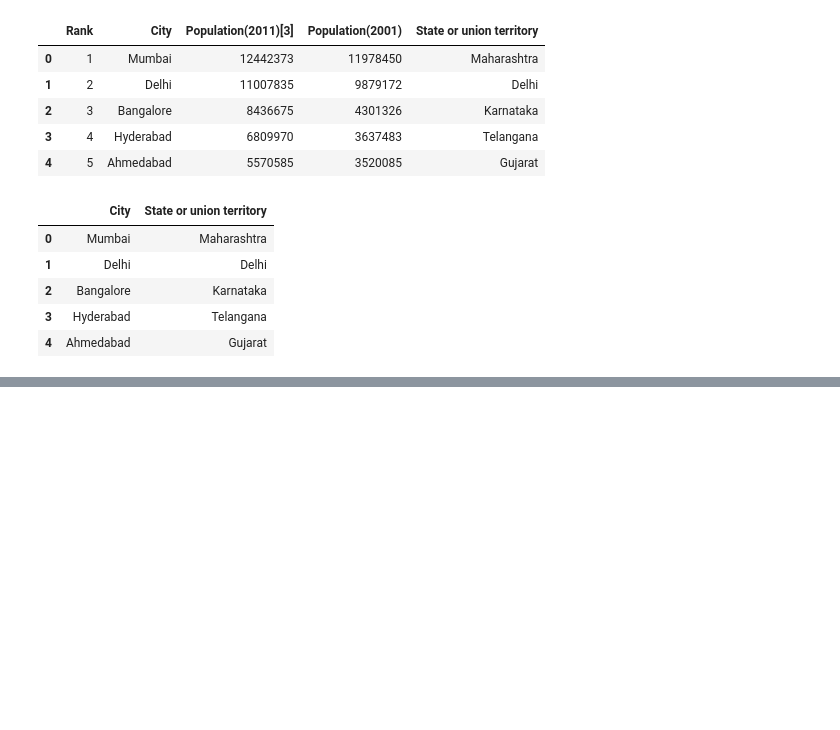
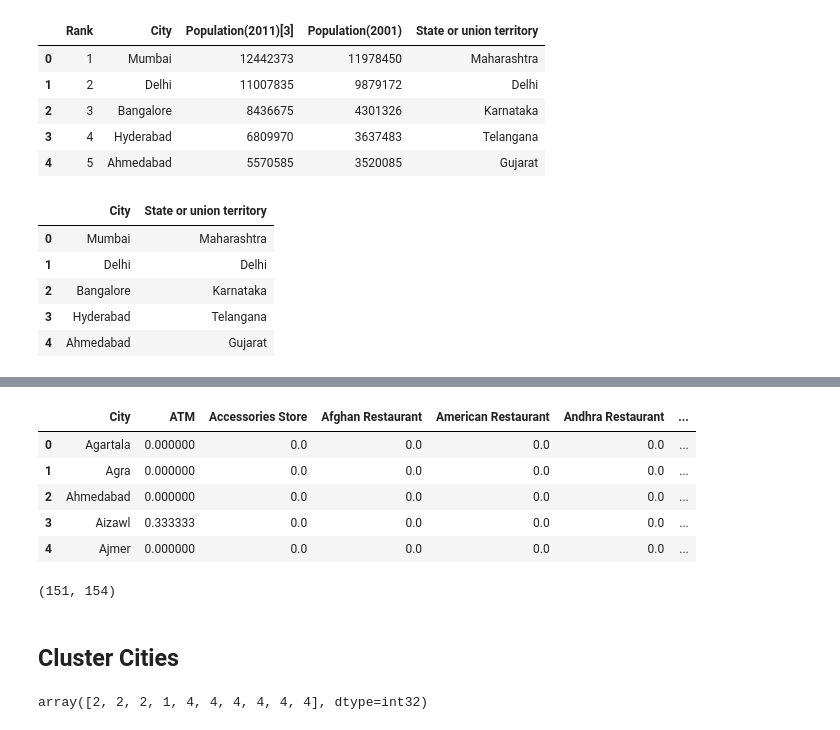
Before and after one commit to anEEl805/Clustering-cities-in-India, a Jupyter notebook: Clustering Cities in India.ipynb, the cells around one changed output, grey strips where cells are left out. Drawn from its saved outputs; the diff is of its cells as text; code cells hidden in the pictures; blank space fills up the shorter version.

```diff
--- a/Clustering Cities in India.ipynb
+++ b/Clustering Cities in India.ipynb
@@ -101,0 +253,29 @@ AttributeError: 'NoneType' object has no attribute 'latitude'
+# %%
+city_grouped = city_data.groupby('City').mean().reset_index()
+city_grouped.head()
+# %% [output]
+|  | City | ATM | Accessories Store | Afghan Restaurant | American Restaurant | Andhra Restaurant | ... |
+| 0 | Agartala | 0.000000 | 0.0 | 0.0 | 0.0 | 0.0 | ... |
+| 1 | Agra | 0.000000 | 0.0 | 0.0 | 0.0 | 0.0 | ... |
+| 2 | Ahmedabad | 0.000000 | 0.0 | 0.0 | 0.0 | 0.0 | ... |
+| 3 | Aizawl | 0.333333 | 0.0 | 0.0 | 0.0 | 0.0 | ... |
+| 4 | Ajmer | 0.000000 | 0.0 | 0.0 | 0.0 | 0.0 | ... |
+# %%
+city_grouped.shape
+# %% [output]
+(151, 154)
+# %% [markdown]
+## Cluster Cities
+# %%
+# set number of clusters
+kclusters = 5
+
+city_grouped_clustering = city_grouped.drop('City', 1)
+
+# run k-means clustering
+kmeans = KMeans(n_clusters=kclusters, random_state=0).fit(city_grouped_clustering)
+
+# check cluster labels generated for each row in the dataframe
+kmeans.labels_[0:10]
+# %% [output]
+array([2, 2, 2, 1, 4, 4, 4, 4, 4, 4], dtype=int32)
```
Also changed, not shown: parts of 20 cells of this notebook.
